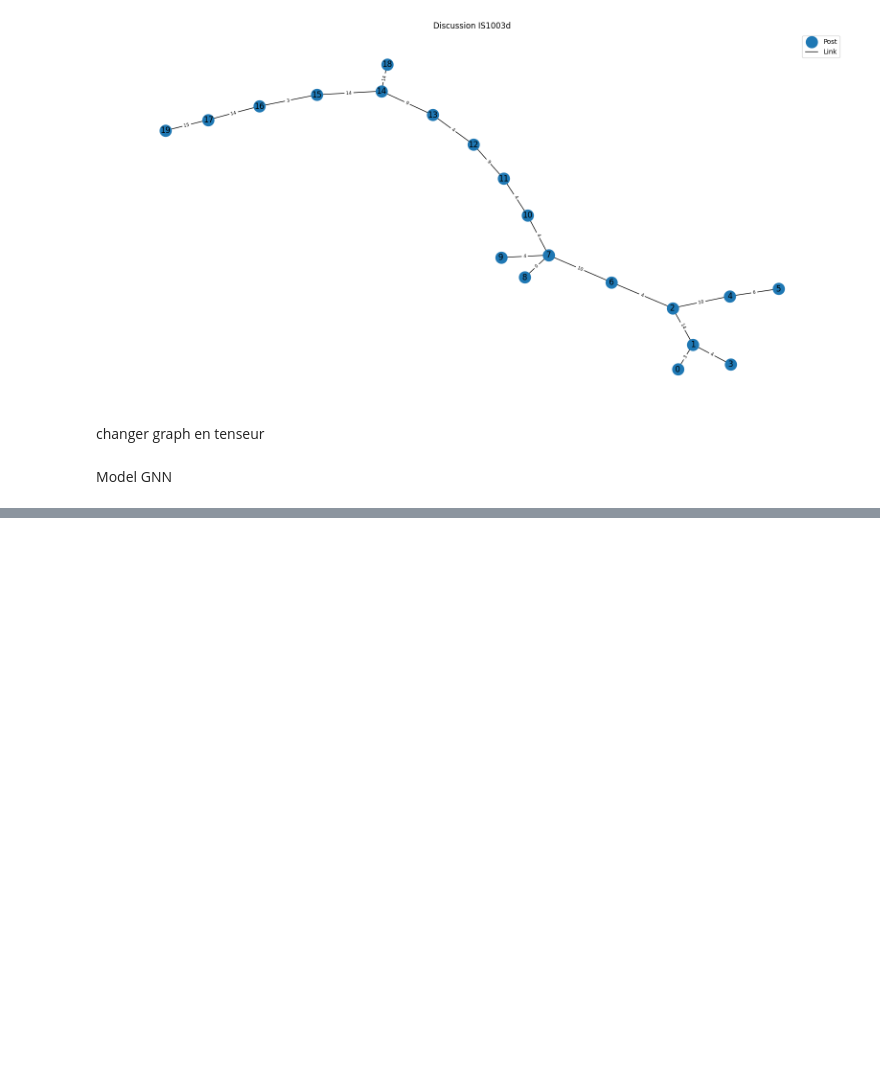
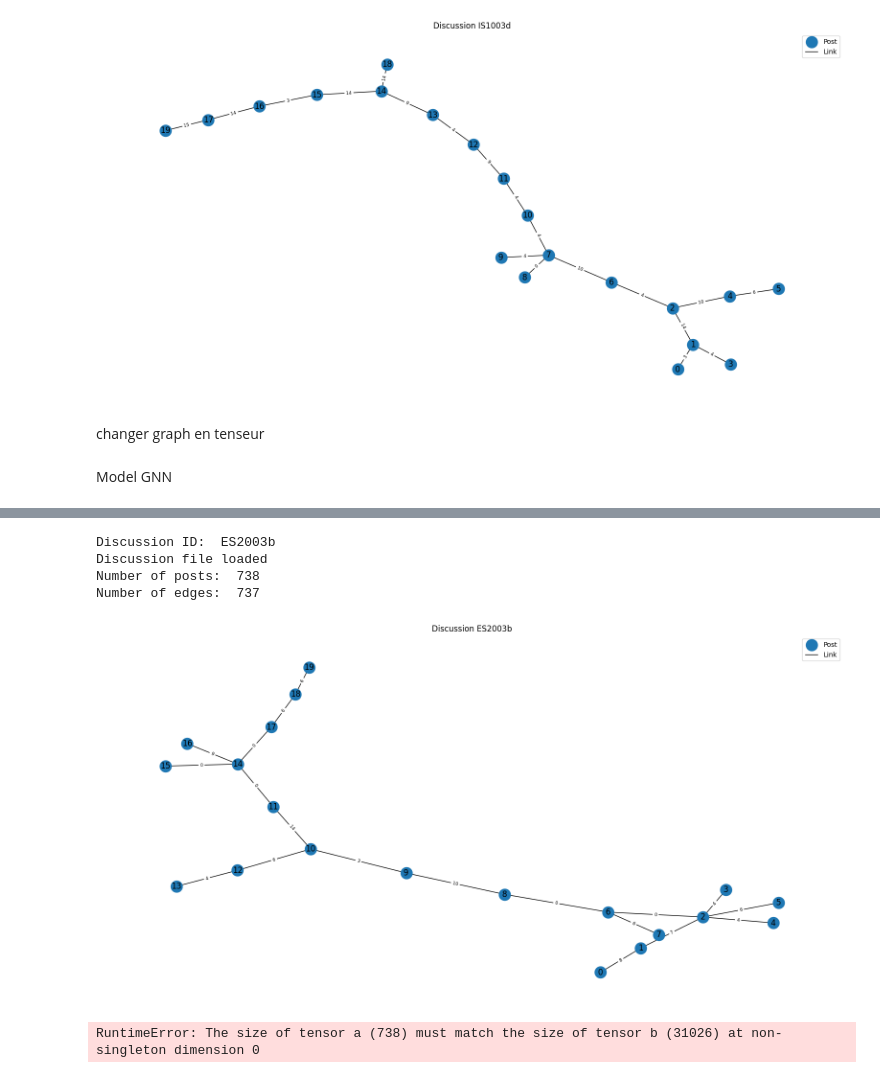
Before and after one commit to Canevaze/Kaggle-competition---Extractive-Summarization-with-Discourse-Graphs, a Jupyter notebook: data_exploration.ipynb, the cells around one changed output, grey strips where cells are left out. Saved outputs shown, nothing was run; the diff lists cells and outputs as text; code cells hidden in the pictures; blank space fills up the shorter version.

```diff
--- a/data_exploration.ipynb
+++ b/data_exploration.ipynb
@@ -215,0 +297,68 @@ print(data)
+# %%
+# ------------------- Load Discussions ------------------#
+
+discussion_id = discussion_ids[1]                                  # Select a discussion
+
+print('Discussion ID: ', discussion_id)
+discussion_path = test_data_path + discussion_id + '.json'
+try :
+    discussion_json = json.load(open(discussion_path))
+    print('Discussion file loaded')
+except:
+    print('Error loading discussion file')
+
+num_of_posts = len(discussion_json)
+print('Number of posts: ', num_of_posts)
+
+# ---------------------- Load edges ----------------------#
+
+edges_path = test_data_path + discussion_id + '.txt'
+edges = np.array(np.loadtxt(edges_path, dtype=str))
+print('Number of edges: ', len(edges))
+# %% [output]
+Discussion ID:  ES2003b
+Discussion file loaded
+Number of posts:  738
+Number of edges:  737
+# %%
+#select unique types
+types = []
+for i in range(len(edges)):
+    types.append(edges[i, 1])
+types = np.unique(types)
+
+#associate a number to each type
+types_dict = {}
+for i in range(len(types)):
+    types_dict[types[i]] = i
+
+#create the new edges
+# Replace edges[i, 1] with the number associated with each type using types_dict
+formatted_edges = np.array([[u, int(types_dict[old_type]), v] for u, old_type, v in edges])
+
+
+edges = formatted_edges
+# %%
+converted_array = formatted_edges.astype(dtype=np.int32, copy=True)
+edges = converted_array
+# %%
+plt.figure(figsize=(20, 10))
+plt.title('Discussion ' + discussion_id)
+G = nx.Graph()
+## Add nodes with labels
+G.add_nodes_from(range(num_of_posts))
+for i in range(num_of_posts):
+    G.nodes[i]['text'] = discussion_json[i]['text']
+for i in range(len(edges)):
+    G.add_edge(int(edges[i, 0]), int(edges[i, 2]), type= edges[i, 1])
+
+k = 20
+G2 = G.subgraph(range(k)).copy()
+pos = nx.spring_layout(G2)
+nx.draw(G2, pos, with_labels=True)
+edge_labels = nx.get_edge_attributes(G2,'type')
+nx.draw_networkx_edge_labels(G2, pos, edge_labels=edge_labels,font_size=30/np.sqrt(k))
+plt.legend(labels=['Post', 'Link'])
+plt.show()
+# %% [output]
+[figure, added]
@@ -215,0 +383,10 @@ print(data)
+# %%
+test_ground_truth_labels = torch.tensor(label_list, dtype=torch.long)
+
+correct_predictions = (predicted_labels == test_ground_truth_labels).sum().item()
+total_samples = len(test_ground_truth_labels)
+accuracy = correct_predictions / total_samples
+
+print(f"Test Accuracy: {accuracy * 100:.2f}%")
+# %% [output]
+RuntimeError: The size of tensor a (738) must match the size of tensor b (31026) at non-singleton dimension 0
```
Also changed, not shown: parts of 9 cells of this notebook.
